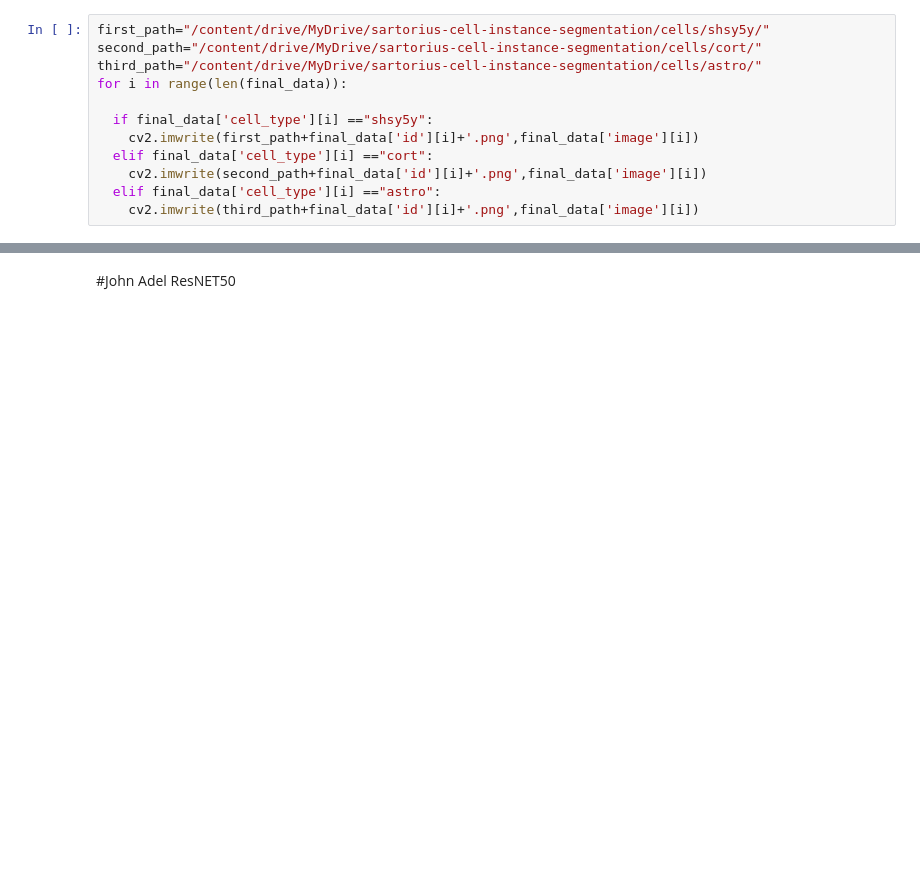
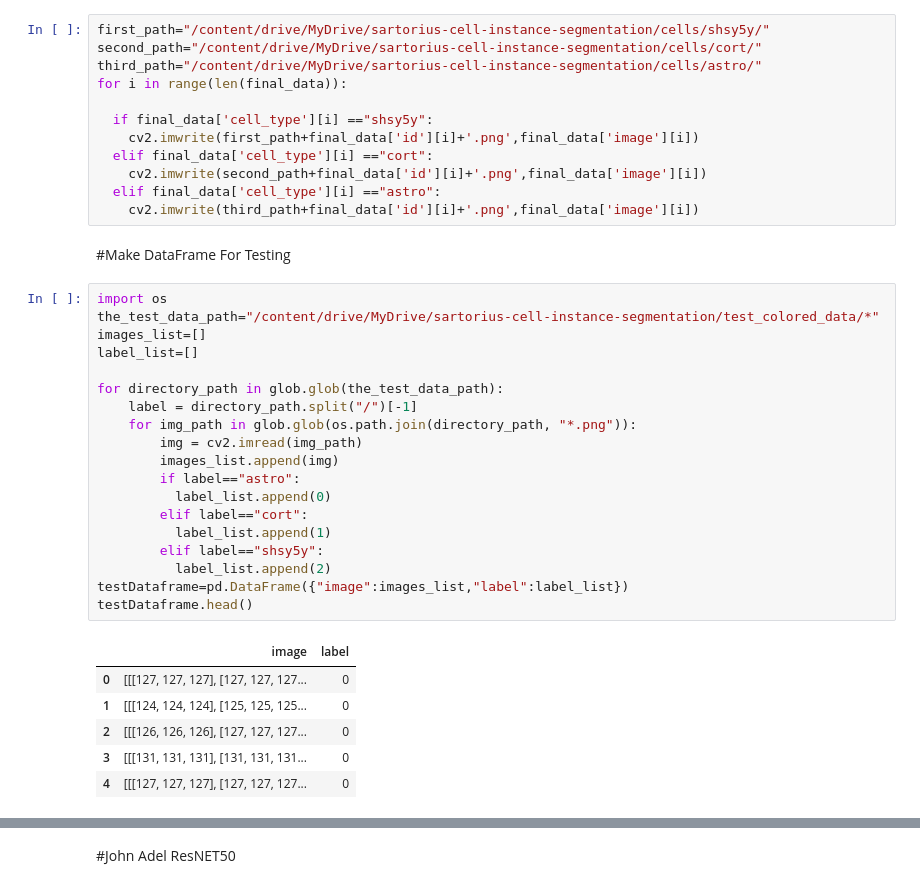
Before and after one commit to AmeenReda1/Sartorius---Cell-Instance-Segmentation, a Jupyter notebook: Sartorius_Cell_Instance_Segmentation.ipynb, the cells around one changed output, grey strips where cells are left out. Drawn from its saved outputs; the diff is of its cells as text; blank space fills up the shorter version.

```diff
--- a/Sartorius_Cell_Instance_Segmentation.ipynb
+++ b/Sartorius_Cell_Instance_Segmentation.ipynb
@@ -500,3 +451,31 @@ for i in range(len(final_data)):
     cv2.imwrite(second_path+final_data['id'][i]+'.png',final_data['image'][i])
   elif final_data['cell_type'][i] =="astro":
     cv2.imwrite(third_path+final_data['id'][i]+'.png',final_data['image'][i])
+# %% [markdown]
+#Make DataFrame For Testing
+# %%
+import os
+the_test_data_path="/content/drive/MyDrive/sartorius-cell-instance-segmentation/test_colored_data/*"
+images_list=[]
+label_list=[]
+
+for directory_path in glob.glob(the_test_data_path):
+    label = directory_path.split("/")[-1]
+    for img_path in glob.glob(os.path.join(directory_path, "*.png")):
+        img = cv2.imread(img_path)
+        images_list.append(img)
+        if label=="astro":
+          label_list.append(0)
+        elif label=="cort":
+          label_list.append(1)
+        elif label=="shsy5y":
+          label_list.append(2)
+testDataframe=pd.DataFrame({"image":images_list,"label":label_list})
+testDataframe.head()
+# %% [output]
+|  | image | label |
+| 0 | [[[127, 127, 127], [127, 127, 127... | 0 |
+| 1 | [[[124, 124, 124], [125, 125, 125... | 0 |
+| 2 | [[[126, 126, 126], [127, 127, 127... | 0 |
+| 3 | [[[131, 131, 131], [131, 131, 131... | 0 |
+| 4 | [[[127, 127, 127], [127, 127, 127... | 0 |
```
Also changed, not shown: parts of 35 cells of this notebook.
